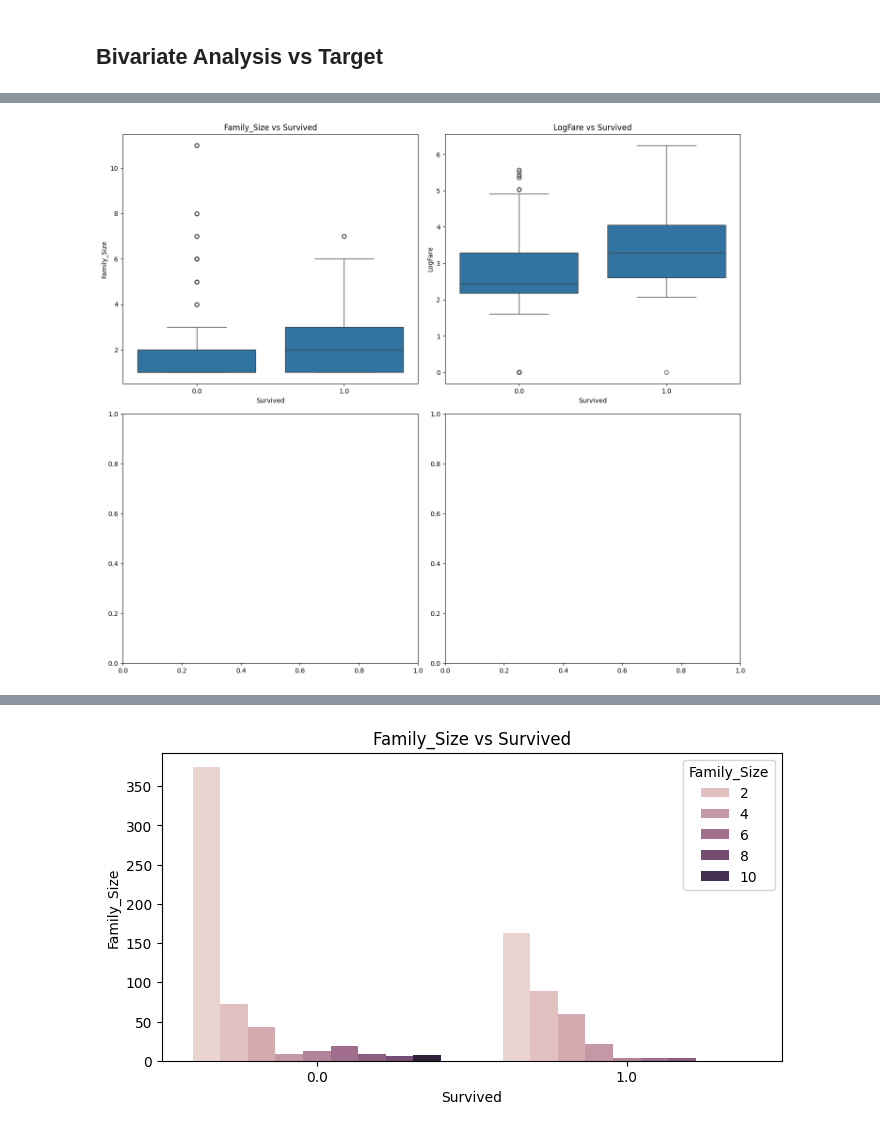
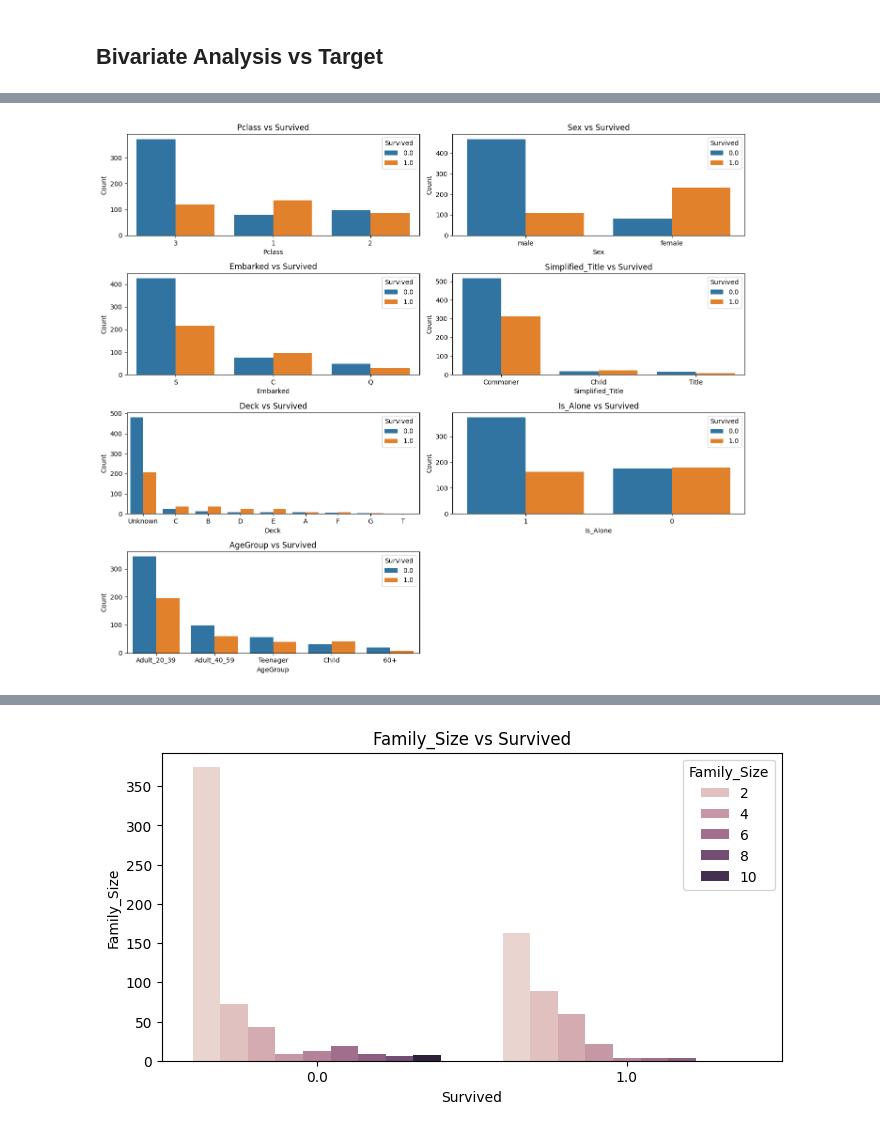
Before and after one commit to fdayde/kaggle-titanic, a Jupyter notebook: notebooks/02_data_analysis.ipynb, the cells around one changed output, grey strips where cells are left out. Saved outputs shown, nothing was run; the diff lists cells and outputs as text; code cells hidden in the pictures.

Commit message:
feat(data analysis): add functions to src

```diff
--- a/notebooks/02_data_analysis.ipynb
+++ b/notebooks/02_data_analysis.ipynb
@@ -123,20 +101,4 @@ plt.show()
-# %%
-fig, axes = plt.subplots(nrows=2, ncols=2, figsize=(14, 12))
-axes = axes.ravel()
-
-for i, feature in enumerate(numerical_features):
-    if i < len(axes):
-        sns.boxplot(
-            x=target,
-            y=feature,
-            data=train_df,
-            ax=axes[i]
-        )
-        axes[i].set_title(f"{feature} vs {target}")
-        axes[i].set_xlabel(target)
-        axes[i].set_ylabel(feature)
-
-plt.tight_layout()
-plt.show()
-# %% [output]
-[figure, removed]
+# %%
+plot_categorical_features_vs_target(train_df, categorical_features, target, max_cols=2, figsize=(14, 12))
+# %% [output]
+[figure, added]
```
Also changed, not shown: parts of 16 cells of this notebook, 2 other files.
